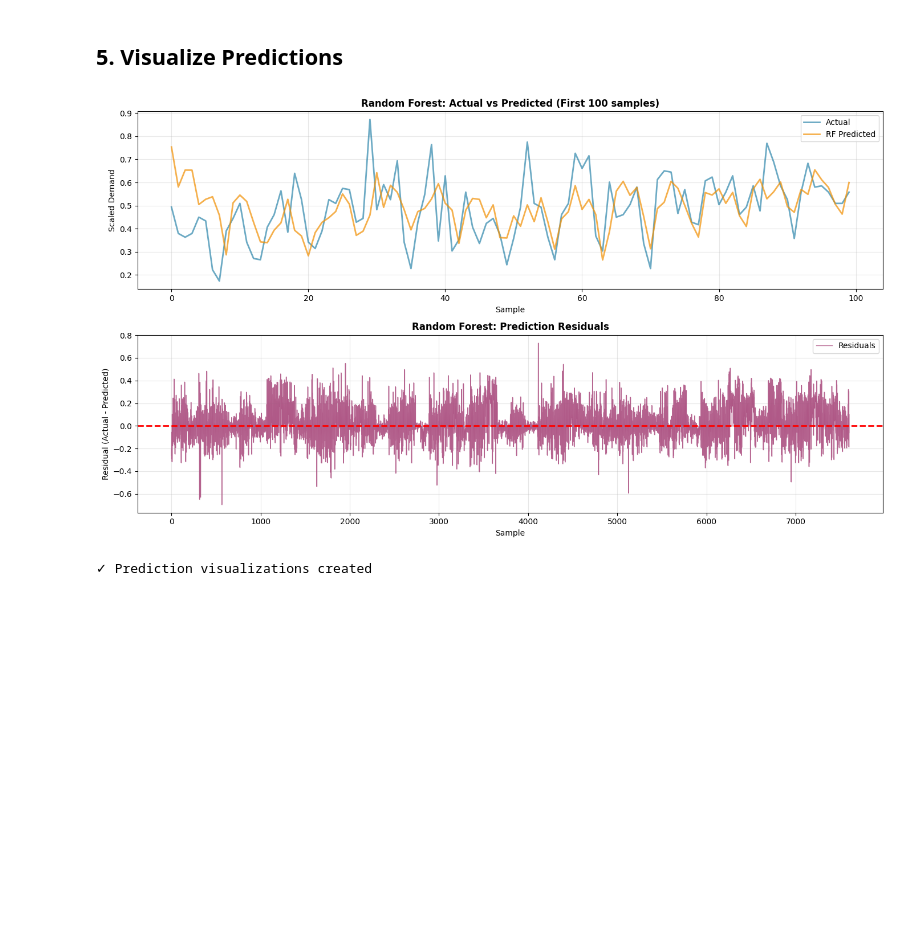
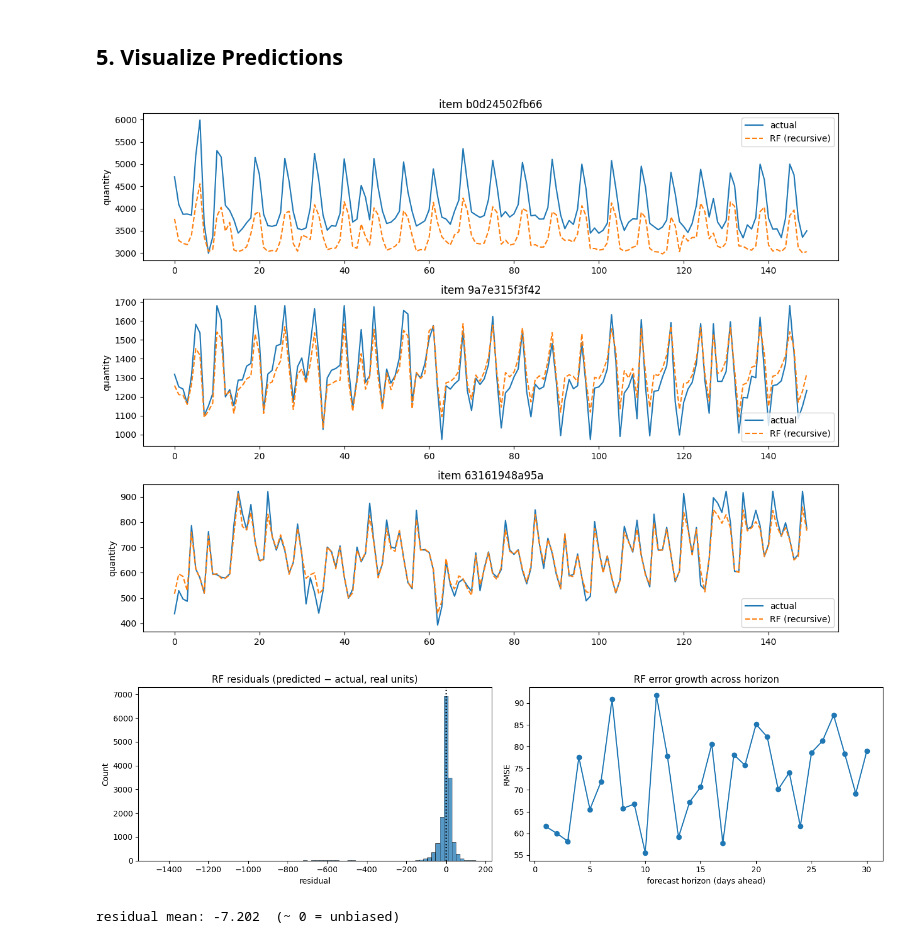
Before and after one commit to nhbi05/demand-forecasting, a Jupyter notebook: notebooks/04_Random_Forest.ipynb, the cells around one changed output. Drawn from its saved outputs; the diff is of its cells as text; code cells hidden in the pictures; blank space fills up the shorter version.

```diff
--- a/notebooks/04_Random_Forest.ipynb
+++ b/notebooks/04_Random_Forest.ipynb
@@ -159,20 +284,19 @@ First 10 predictions: [142.04321  110.14531  123.61832  123.54876   96.13605  10
 # %% [markdown]
 ## 4. Feature Importance
 # %%
-# Feature importance analysis with real feature names
 feature_importance = pd.DataFrame({
-    'feature': feature_cols,
-    'importance': model.feature_importances_
-}).sort_values('importance', ascending=False)
+    'feature'   : feature_cols,
+    'importance': model.feature_importances_,
+}).sort_values('importance', ascending=True)
 
-fig, ax = plt.subplots(figsize=(12, 6))
-bars = ax.barh(feature_importance['feature'], feature_importance['importance'], color='#2E86AB')
-ax.set_xlabel('Importance', fontsize=11, fontweight='bold')
-ax.set_title('Random Forest - Feature Importance (Lag Features)', fontsize=12, fontweight='bold')
+fig, ax = plt.subplots(figsize=(12, 8))
+ax.barh(feature_importance['feature'], feature_importance['importance'], color='#2E86AB')
+ax.set_xlabel('Importance')
+ax.set_title('Random Forest — Feature Importance')
 ax.grid(True, alpha=0.3, axis='x')
 plt.tight_layout()
 plt.show()
 
-print("\nTop 10 Important Features:")
-print(feature_importance.head(10))
+print('\nTop 10 features:')
+print(feature_importance.tail(10)[['feature', 'importance']].to_string(index=False))
 # %% [output]
@@ -192,35 +316,42 @@ Top 10 Important Features:
 # %% [markdown]
 ## 5. Visualize Predictions
 # %%
-fig, axes = plt.subplots(2, 1, figsize=(14, 8))
-
-# Plot 1: Actual vs Predicted (first 100 samples)
-axes[0].plot(y_test_flat[:100], label='Actual', linewidth=2, alpha=0.7, color='#2E86AB')
-axes[0].plot(rf_predictions_scaled[:100], label='RF Predicted', linewidth=2, alpha=0.7, color='#F18F01')
-axes[0].set_title('Random Forest: Actual vs Predicted (First 100 samples)', fontsize=12, fontweight='bold')
-axes[0].set_xlabel('Sample')
-axes[0].set_ylabel('Scaled Demand')
-axes[0].legend()
-axes[0].grid(True, alpha=0.3)
-
-# Plot 2: Residuals
-residuals = y_test_flat - rf_predictions_scaled
-axes[1].plot(residuals, label='Residuals', linewidth=1, alpha=0.7, color='#A23B72')
-axes[1].axhline(y=0, color='red', linestyle='--', linewidth=2)
-axes[1].fill_between(range(len(residuals)), residuals, alpha=0.3, color='#A23B72')
-axes[1].set_title('Random Forest: Prediction Residuals', fontsize=12, fontweight='bold')
-axes[1].set_xlabel('Sample')
-axes[1].set_ylabel('Residual (Actual - Predicted)')
-axes[1].legend()
-axes[1].grid(True, alpha=0.3)
-
+# Per-product actual vs predicted (3 sample products)
+plot_items = list(dict.fromkeys(item_ids_eval))[:3]
+fig, axes  = plt.subplots(len(plot_items), 1, figsize=(12, 9), sharex=False)
+for ax, item_id in zip(axes, plot_items):
+    mask    = item_ids_eval == item_id
+    actuals = y_real_mat[mask].flatten()
+    preds   = preds_real_mat[mask].flatten()
+    ax.plot(actuals, label='actual')
+    ax.plot(preds,   label='RF (recursive)', linestyle='--')
+    ax.set_title(f'item {item_id}')
+    ax.set_ylabel('quantity')
+    ax.legend()
 plt.tight_layout()
 plt.show()
 
-print("Prediction visualizations created")
+# Residuals + error-by-horizon
+residuals_flat = (preds_real_mat - y_real_mat).flatten()
+per_day_rmse   = np.sqrt(((preds_real_mat - y_real_mat) ** 2).mean(axis=0))
+
+fig, axes = plt.subplots(1, 2, figsize=(14, 4))
+sns.histplot(residuals_flat, bins=80, ax=axes[0])
+axes[0].axvline(0, color='black', linestyle=':')
+axes[0].set_title('RF residuals (predicted − actual, real units)')
+axes[0].set_xlabel('residual')
+
+axes[1].plot(np.arange(1, HORIZON + 1), per_day_rmse, marker='o')
+axes[1].set_xlabel('forecast horizon (days ahead)')
+axes[1].set_ylabel('RMSE')
+axes[1].set_title('RF error growth across horizon')
+plt.tight_layout()
+plt.show()
+print(f'residual mean: {residuals_flat.mean():.3f}  (~ 0 = unbiased)')
 # %% [output]
-[figure, old version]
+[figure, new version]
+[figure, added]
-✓ Prediction visualizations created
+residual mean: -7.202  (~ 0 = unbiased)
 # %% [markdown]
 ## 6. Save for Ensemble
 
```
Also changed, not shown: parts of 7 cells of this notebook, 2 other files.
